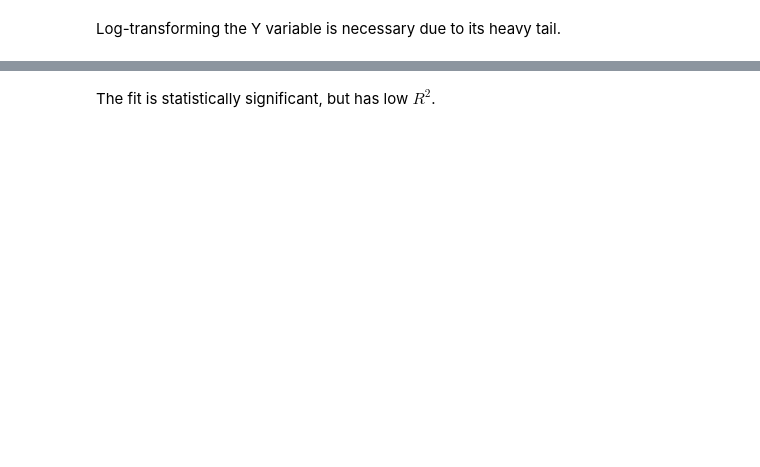
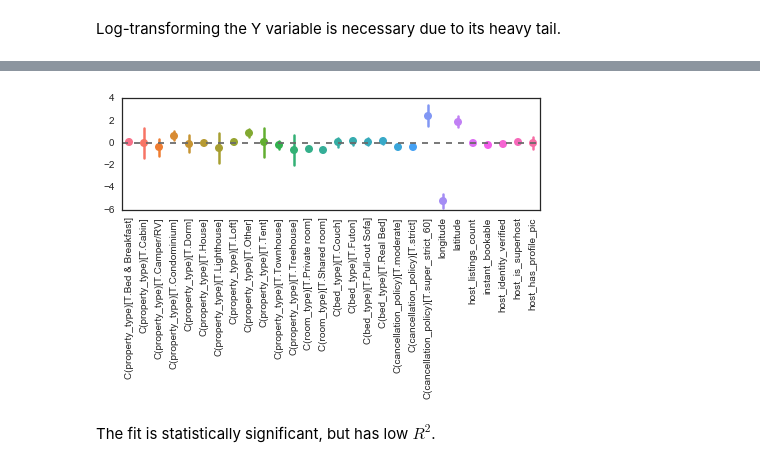
Before and after one commit to kuitang/airbnb_viz, a Jupyter notebook: FirstLook.ipynb, the cells around one changed output, grey strips where cells are left out. Saved outputs shown, nothing was run; the diff lists cells and outputs as text; code cells hidden in the pictures; blank space fills up the shorter version.

```diff
--- a/FirstLook.ipynb
+++ b/FirstLook.ipynb
@@ -230,7 +430,10 @@ full_lm_results.summary()
 # %%
 sns.coefplot(full_formula, moneyloc_oneday_df)
 ax = plt.gca()
 plt.setp(ax.get_xticklabels(), rotation=90)
+None
+# %% [output]
+[figure, added]
 # %% [markdown]
 The fit is statistically significant, but has low $R^2$.
 # %%
```
Also changed, not shown: parts of 43 cells of this notebook, 1 other file.
